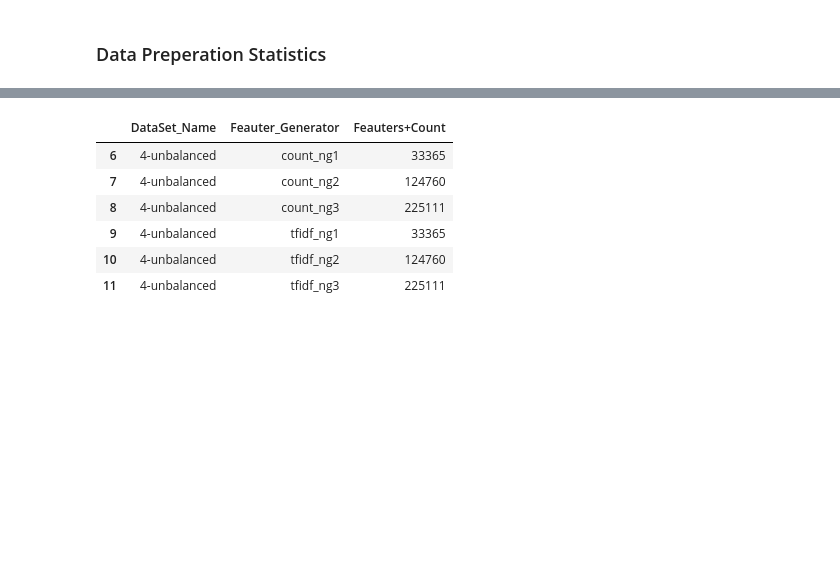
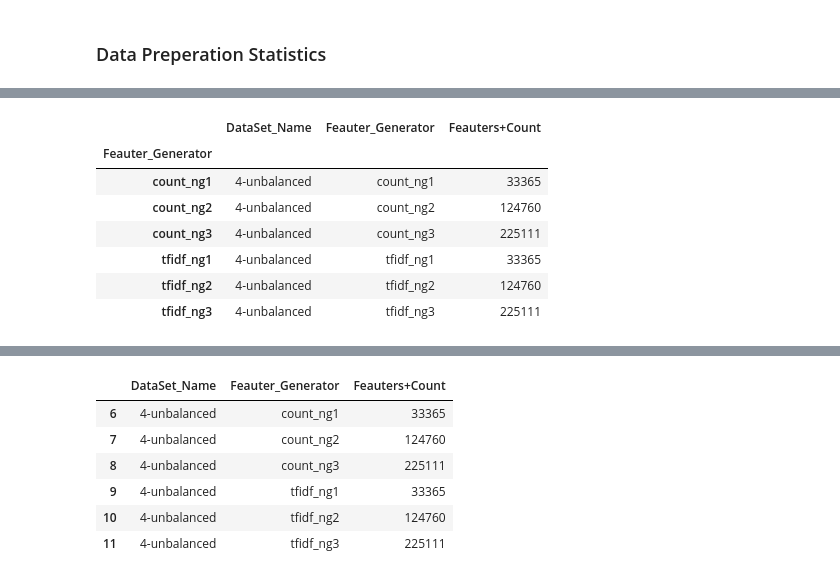
Before and after one commit to Rababalkhalifa/project_capastone, a Jupyter notebook: sentimental_analysis_BenchMarkModel_ASTD.ipynb, the cells around one changed output, grey strips where cells are left out. Saved outputs shown, nothing was run; the diff lists cells and outputs as text; code cells hidden in the pictures; blank space fills up the shorter version.

```diff
--- a/sentimental_analysis_BenchMarkModel_ASTD.ipynb
+++ b/sentimental_analysis_BenchMarkModel_ASTD.ipynb
@@ -296,0 +341,11 @@ plt.show()
+# %%
+balanceFeauters
+# %% [output]
+|  | DataSet_Name | Feauter_Generator | Feauters+Count |
+| Feauter_Generator |  |  |  |
+| count_ng1 | 4-unbalanced | count_ng1 | 33365 |
+| count_ng2 | 4-unbalanced | count_ng2 | 124760 |
+| count_ng3 | 4-unbalanced | count_ng3 | 225111 |
+| tfidf_ng1 | 4-unbalanced | tfidf_ng1 | 33365 |
+| tfidf_ng2 | 4-unbalanced | tfidf_ng2 | 124760 |
+| tfidf_ng3 | 4-unbalanced | tfidf_ng3 | 225111 |
```
Also changed, not shown: parts of 6 cells of this notebook, 1 other file.
